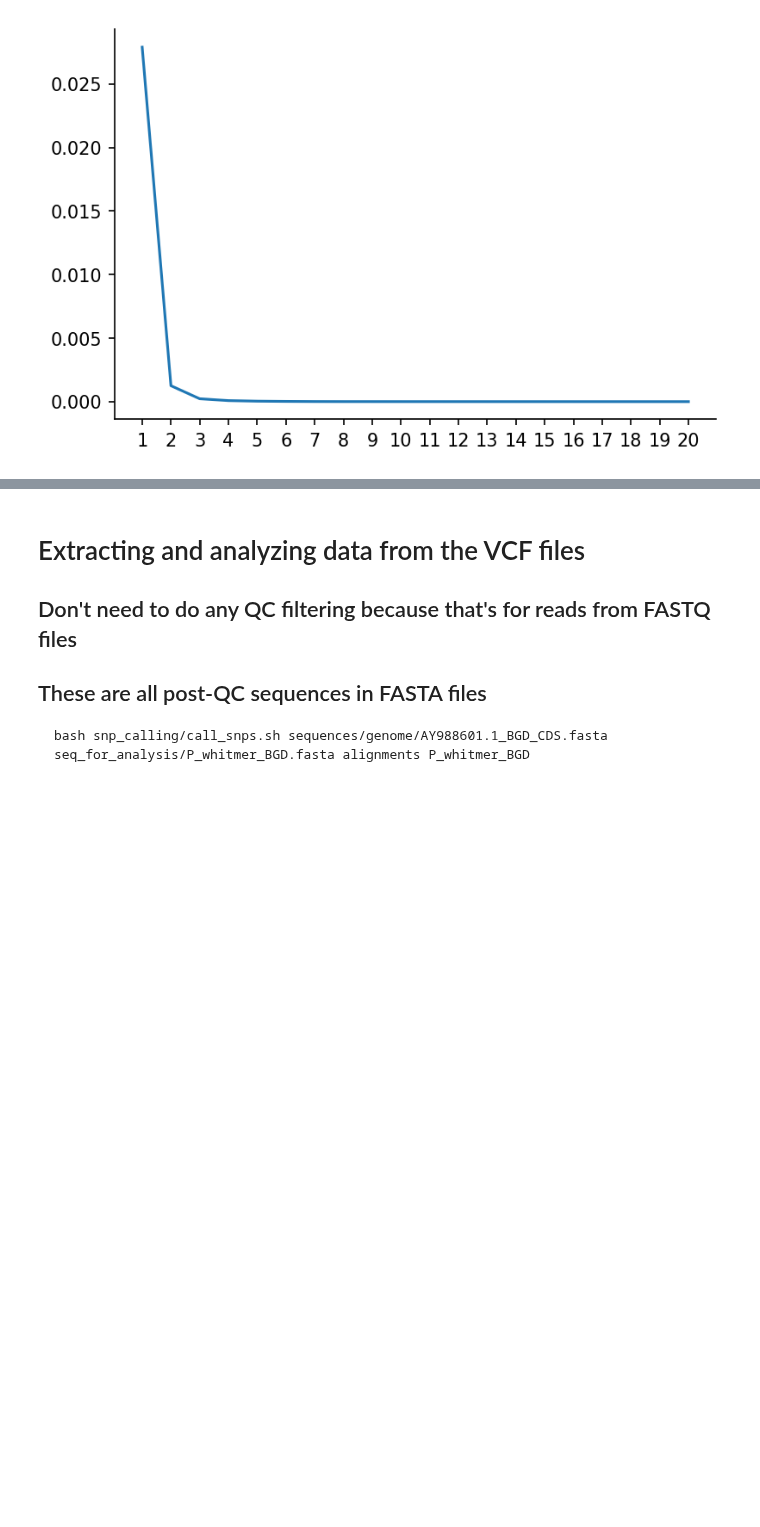
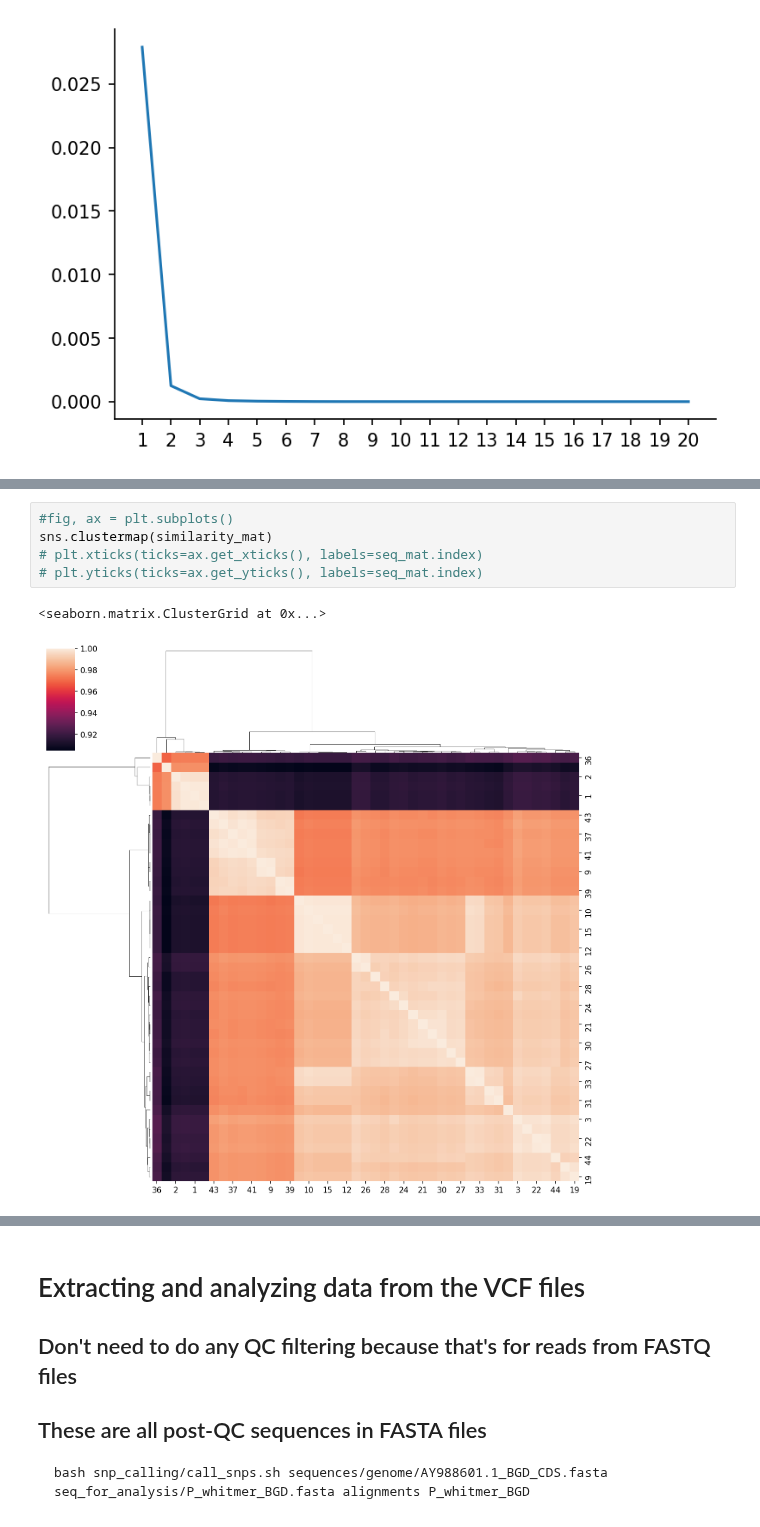
Before and after one commit to sanju99/niv_evo, a Jupyter notebook: clade_differences.ipynb, the cells around one changed output, grey strips where cells are left out. Drawn from its saved outputs; the diff is of its cells as text; blank space fills up the shorter version.

```diff
--- a/clade_differences.ipynb
+++ b/clade_differences.ipynb
@@ -176,0 +113,8 @@ os.path.join("trees", os.path.basename(f"{phylip_file}.treefile").split(".")[0]
+# %%
+#fig, ax = plt.subplots()
+sns.clustermap(similarity_mat)
+# plt.xticks(ticks=ax.get_xticks(), labels=seq_mat.index)
+# plt.yticks(ticks=ax.get_yticks(), labels=seq_mat.index)
+# %% [output]
+<seaborn.matrix.ClusterGrid at 0x...>
+[figure, added]
```
Also changed, not shown: parts of 18 cells of this notebook, 2 other files.
